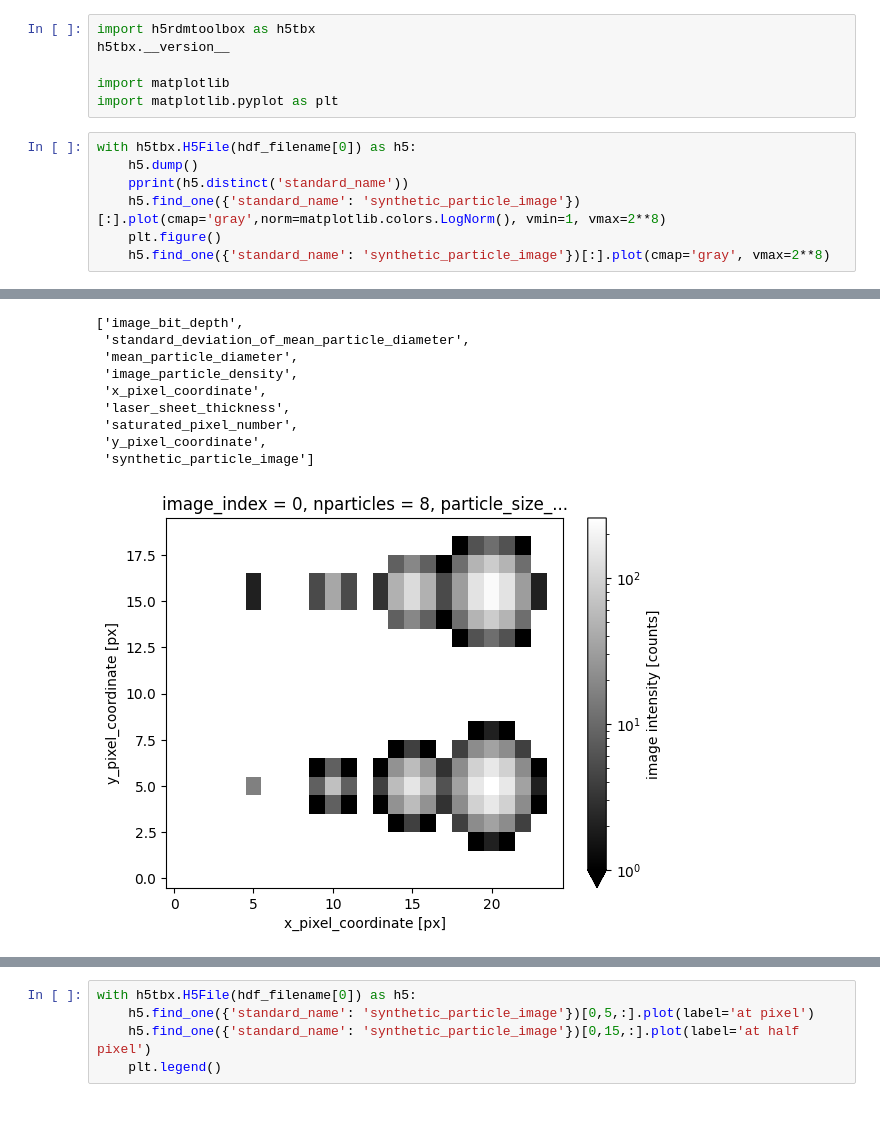
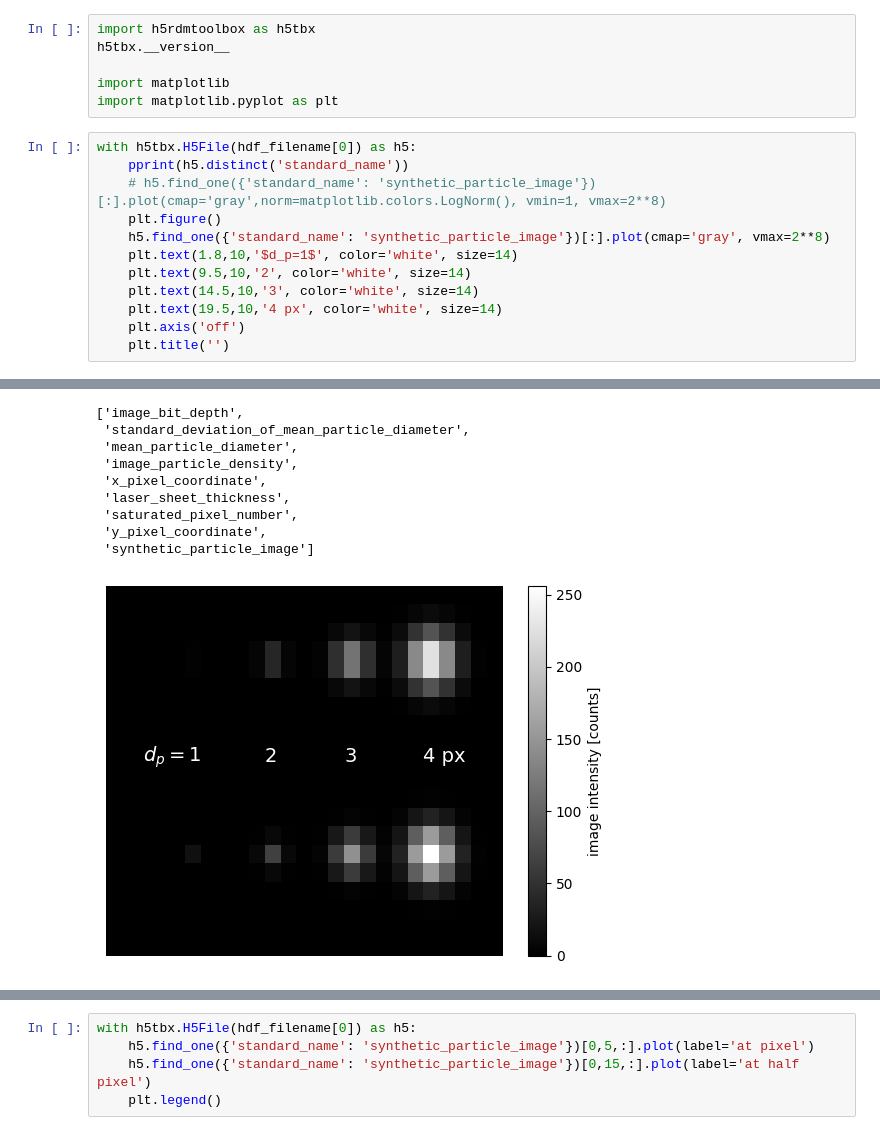
Before and after one commit to matthiasprobst/synpivimage, a Jupyter notebook: examples/generate_particles_at_defined_locations.ipynb, the cells around one changed output, grey strips where cells are left out. Cells and saved outputs as stored; diff of their text form.

```diff
--- a/examples/generate_particles_at_defined_locations.ipynb
+++ b/examples/generate_particles_at_defined_locations.ipynb
@@ -61,9 +61,14 @@ import matplotlib
 import matplotlib.pyplot as plt
 # %%
 with h5tbx.H5File(hdf_filename[0]) as h5:
-    h5.dump()
     pprint(h5.distinct('standard_name'))
-    h5.find_one({'standard_name': 'synthetic_particle_image'})[:].plot(cmap='gray',norm=matplotlib.colors.LogNorm(), vmin=1, vmax=2**8)
+    # h5.find_one({'standard_name': 'synthetic_particle_image'})[:].plot(cmap='gray',norm=matplotlib.colors.LogNorm(), vmin=1, vmax=2**8)
     plt.figure()
     h5.find_one({'standard_name': 'synthetic_particle_image'})[:].plot(cmap='gray', vmax=2**8)
+    plt.text(1.8,10,'$d_p=1$', color='white', size=14)
+    plt.text(9.5,10,'2', color='white', size=14)
+    plt.text(14.5,10,'3', color='white', size=14)
+    plt.text(19.5,10,'4 px', color='white', size=14)
+    plt.axis('off')
+    plt.title('')
 # %% [output]
@@ -71,10 +75,10 @@ with h5tbx.H5File(hdf_filename[0]) as h5:
 ['image_bit_depth',
  'standard_deviation_of_mean_particle_diameter',
  'mean_particle_diameter',
  'image_particle_density',
  'x_pixel_coordinate',
  'laser_sheet_thickness',
  'saturated_pixel_number',
  'y_pixel_coordinate',
  'synthetic_particle_image']
-[figure, old version]
+[figure, new version]
```
Also changed, not shown: parts of 1 cell of this notebook, 1 other file.
